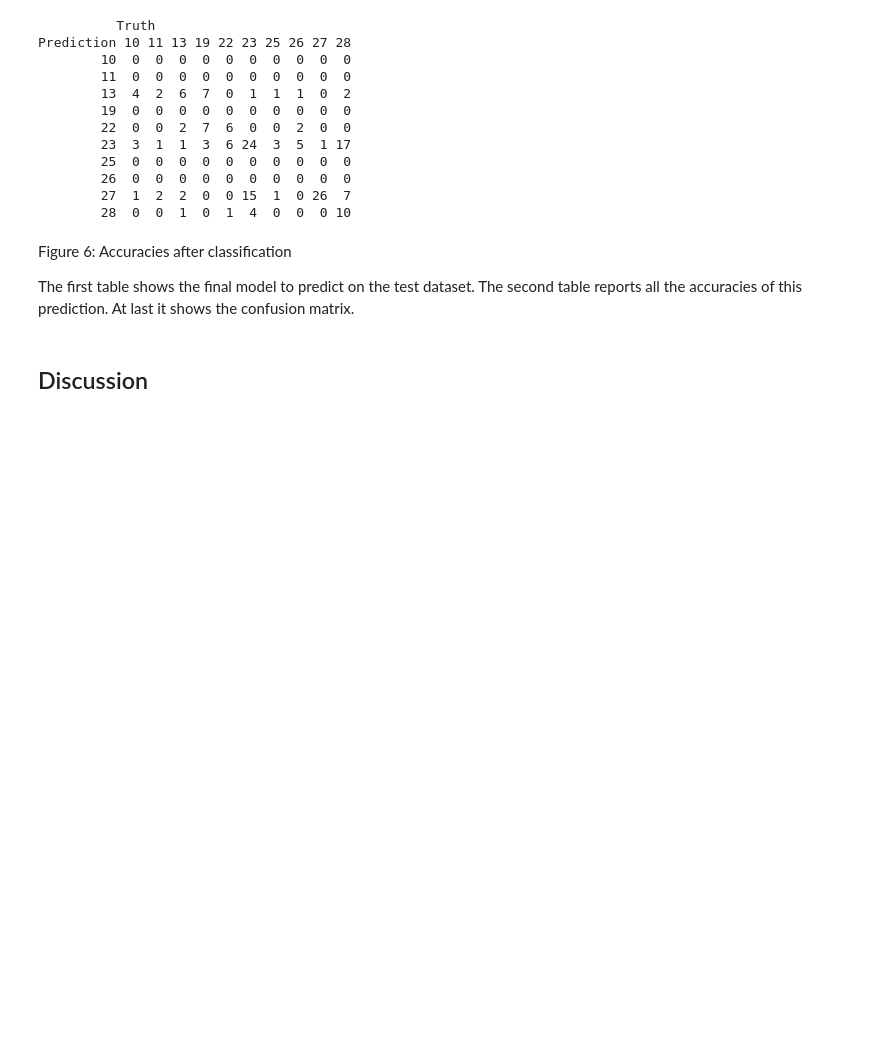
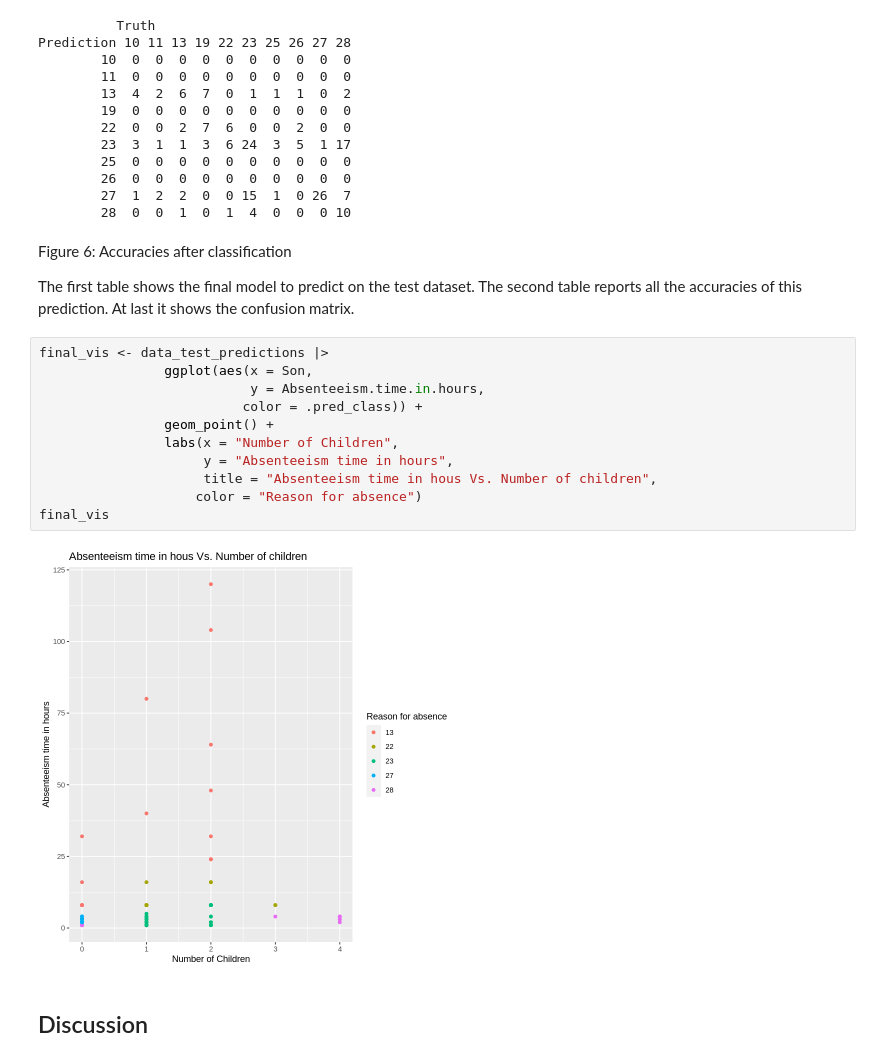
Before and after one commit to tim13246879/dsci-100-2022w1-group-87, a Jupyter notebook: Final_report.ipynb, the cells around one changed output. Cells and saved outputs as stored; diff of their text form; blank space fills up the shorter version.

Commit message:
added visualization at the end

```diff
--- a/Final_report.ipynb
+++ b/Final_report.ipynb
@@ -494,6 +494,19 @@ Prediction 10 11 13 19 22 23 25 26 27 28
 Figure 6: Accuracies after classification
 
 The first table shows the final model to predict on the test dataset. The second table reports all the accuracies of this prediction. At last it shows the confusion matrix.
+# %%
+final_vis <- data_test_predictions |>
+                ggplot(aes(x = Son,
+                           y = Absenteeism.time.in.hours,
+                          color = .pred_class)) +
+                geom_point() +
+                labs(x = "Number of Children",
+                     y = "Absenteeism time in hours",
+                     title = "Absenteeism time in hous Vs. Number of children",
+                    color = "Reason for absence")
+final_vis
+# %% [output]
+[figure, added]
 # %% [markdown]
 ## Discussion
 # %% [markdown]
```
Also changed, not shown: parts of 1 cell of this notebook.
